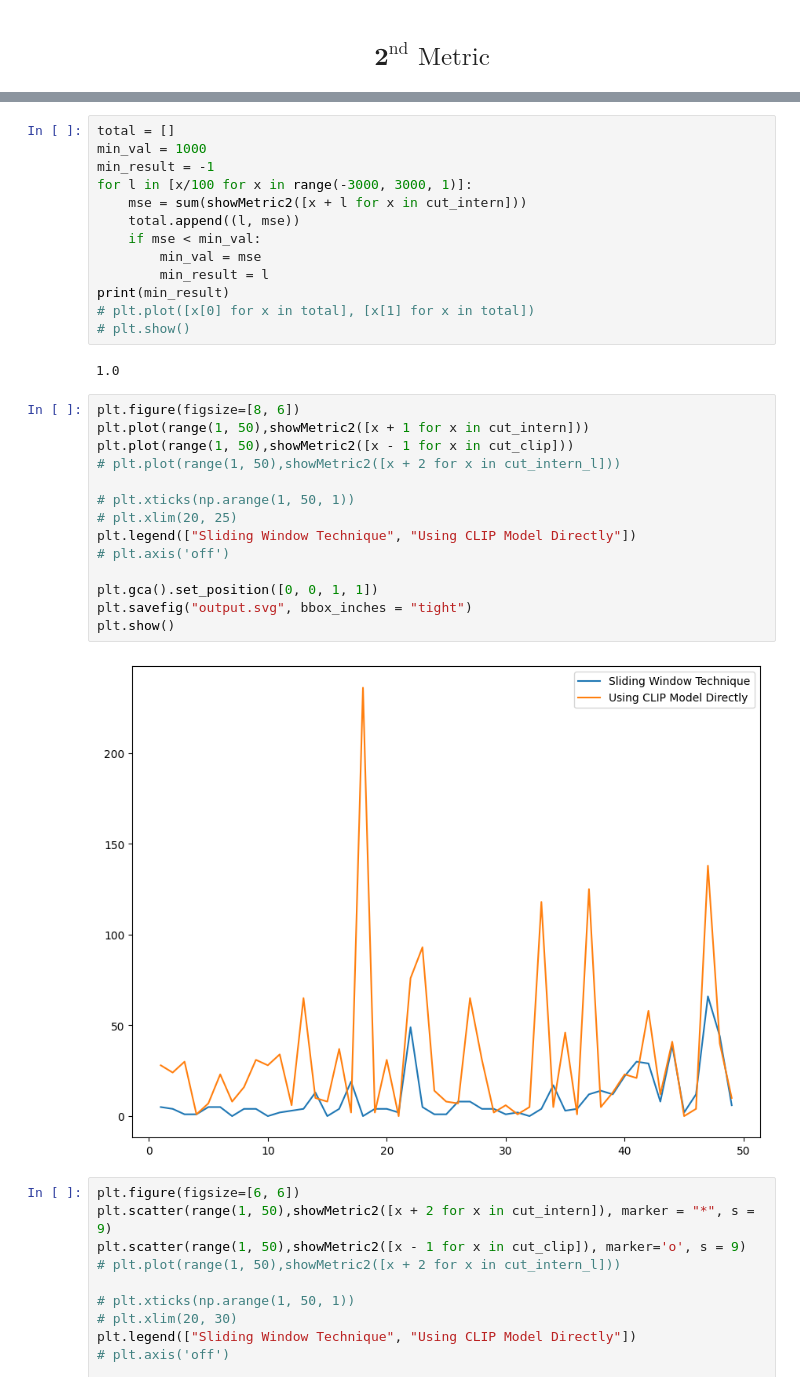
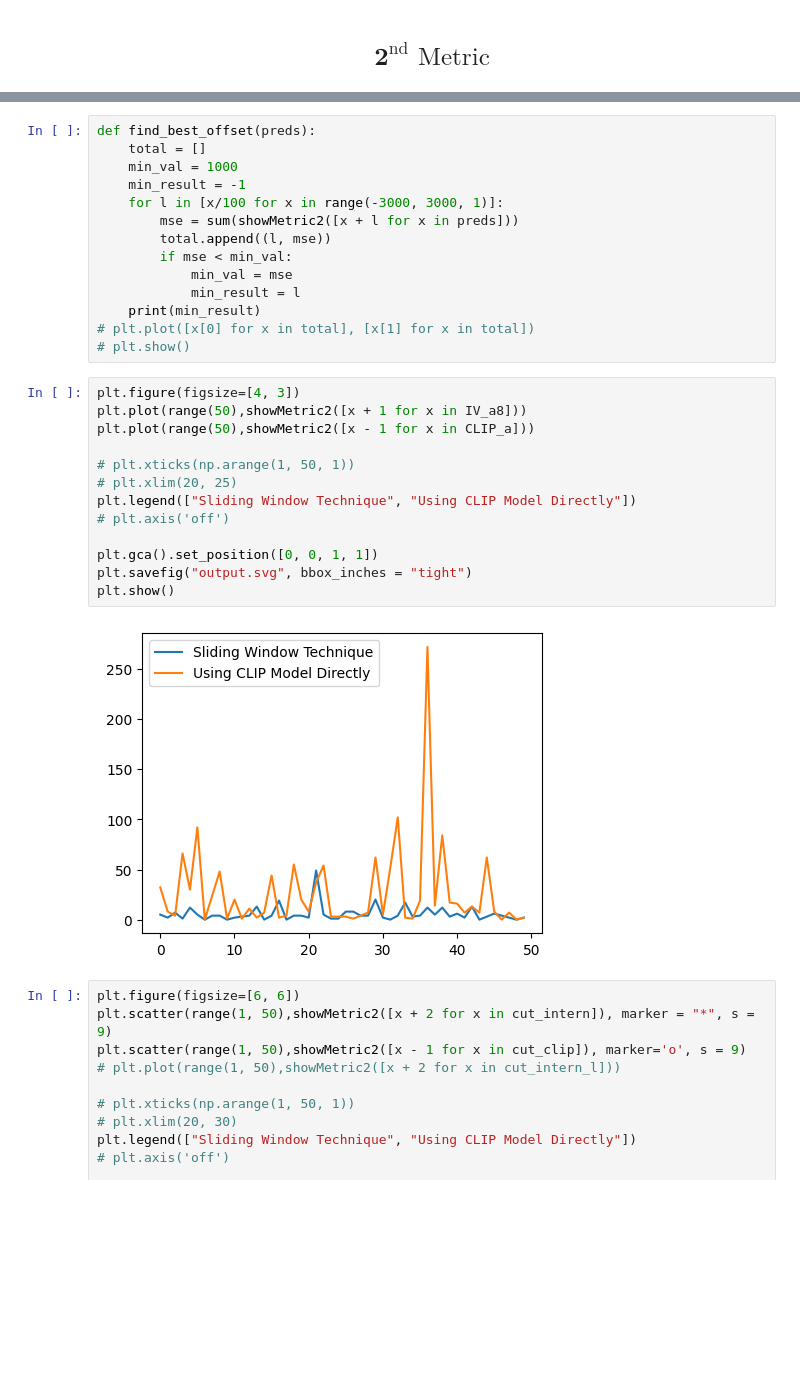
Before and after one commit to ruo2019/photography-model, a Jupyter notebook: visualizing_results.ipynb, the cells around one changed output, grey strips where cells are left out. Saved outputs shown, nothing was run; the diff lists cells and outputs as text; blank space fills up the shorter version.

```diff
--- a/visualizing_results.ipynb
+++ b/visualizing_results.ipynb
@@ -166,34 +201,32 @@ def showMetric2(preds, tick = 2):
 # %%
-total = []
-min_val = 1000
-min_result = -1
-for l in [x/100 for x in range(-3000, 3000, 1)]:
-    mse = sum(showMetric2([x + l for x in cut_intern]))
-    total.append((l, mse))
-    if mse < min_val:
-        min_val = mse
-        min_result = l
-print(min_result)
+def find_best_offset(preds):
+    total = []
+    min_val = 1000
+    min_result = -1
+    for l in [x/100 for x in range(-3000, 3000, 1)]:
+        mse = sum(showMetric2([x + l for x in preds]))
+        total.append((l, mse))
+        if mse < min_val:
+            min_val = mse
+            min_result = l
+    print(min_result)
 # plt.plot([x[0] for x in total], [x[1] for x in total])
 # plt.show()
-# %% [output]
-1.0
 # %%
-plt.figure(figsize=[8, 6])
-plt.plot(range(1, 50),showMetric2([x + 1 for x in cut_intern]))
-plt.plot(range(1, 50),showMetric2([x - 1 for x in cut_clip]))
-# plt.plot(range(1, 50),showMetric2([x + 2 for x in cut_intern_l]))
+plt.figure(figsize=[4, 3])
+plt.plot(range(50),showMetric2([x + 1 for x in IV_a8]))
+plt.plot(range(50),showMetric2([x - 1 for x in CLIP_a]))
 
 # plt.xticks(np.arange(1, 50, 1))
 # plt.xlim(20, 25)
 plt.legend(["Sliding Window Technique", "Using CLIP Model Directly"])
 # plt.axis('off')
 
 plt.gca().set_position([0, 0, 1, 1])
 plt.savefig("output.svg", bbox_inches = "tight")
 plt.show()
 # %% [output]
-[figure, old version]
+[figure, new version]
 # %%
 plt.figure(figsize=[6, 6])
 plt.scatter(range(1, 50),showMetric2([x + 2 for x in cut_intern]), marker = "*", s = 9)
```
Also changed, not shown: parts of 10 cells of this notebook, 2 other files.
